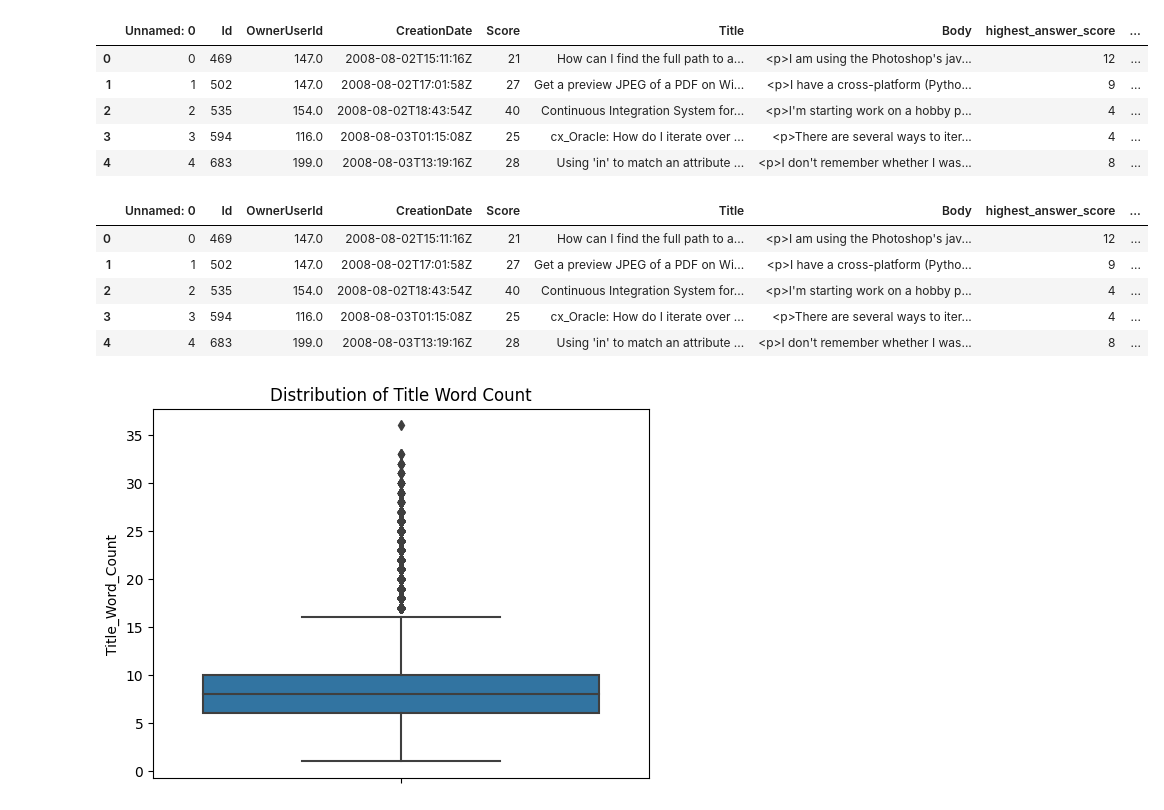
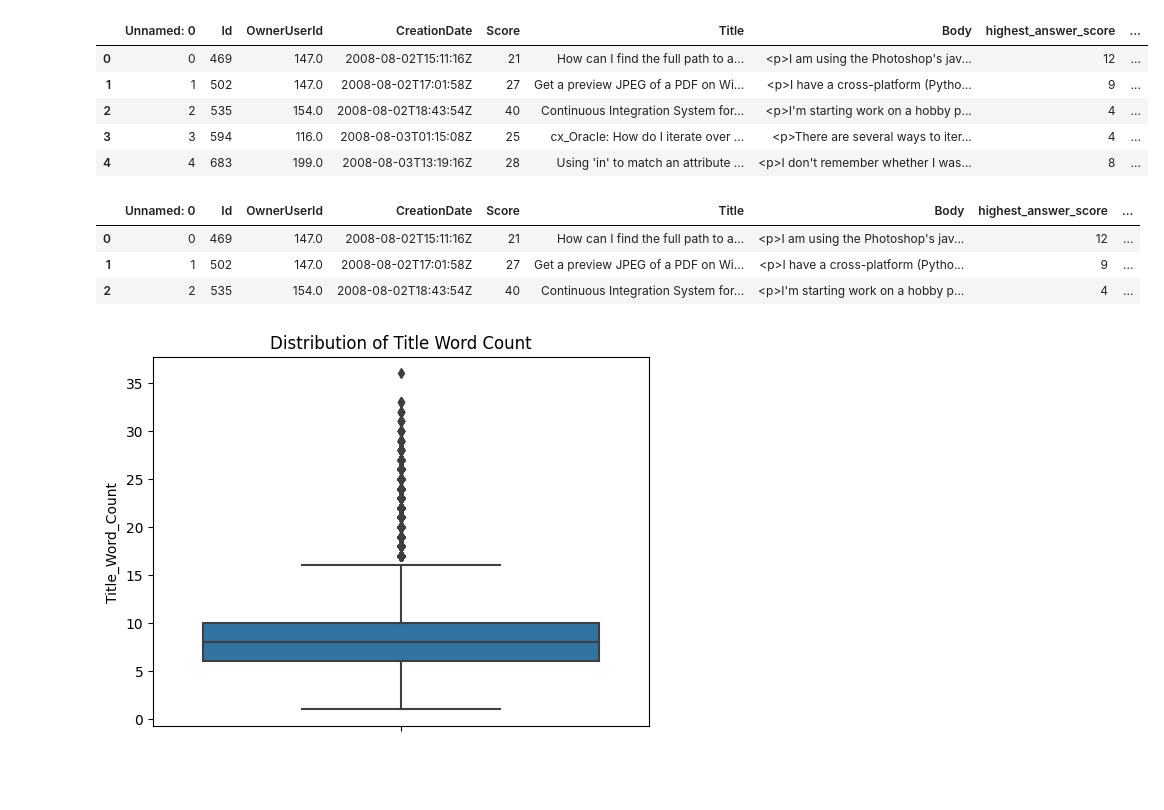
Before and after one commit to Tyler-Chi/w266_finalproject, a Jupyter notebook: Word Engineering + EDA.ipynb, the cells around one changed output. Saved outputs shown, nothing was run; the diff lists cells and outputs as text; code cells hidden in the pictures; blank space fills up the shorter version.

```diff
--- a/Feature Engineering + EDA.ipynb
+++ b/Word Engineering + EDA.ipynb
@@ -73,14 +37,12 @@ data['Title_Word_Count'] = data.apply(lambda row: get_string_word_count(row['Tit
 # %%
 data['Body_Word_Count'] = data.apply(lambda row: get_string_word_count(row['Body']), axis=1)
 # %%
-data.head(5)
+data.head(3)
 # %% [output]
 |  | Unnamed: 0 | Id | OwnerUserId | CreationDate | Score | Title | Body | highest_answer_score | ... |
 | 0 | 0 | 469 | 147.0 | 2008-08-02T15:11:16Z | 21 | How can I find the full path to a... | <p>I am using the Photoshop's jav... | 12 | ... |
 | 1 | 1 | 502 | 147.0 | 2008-08-02T17:01:58Z | 27 | Get a preview JPEG of a PDF on Wi... | <p>I have a cross-platform (Pytho... | 9 | ... |
 | 2 | 2 | 535 | 154.0 | 2008-08-02T18:43:54Z | 40 | Continuous Integration System for... | <p>I'm starting work on a hobby p... | 4 | ... |
-| 3 | 3 | 594 | 116.0 | 2008-08-03T01:15:08Z | 25 | cx_Oracle: How do I iterate over ... | <p>There are several ways to iter... | 4 | ... |
-| 4 | 4 | 683 | 199.0 | 2008-08-03T13:19:16Z | 28 | Using 'in' to match an attribute ... | <p>I don't remember whether I was... | 8 | ... |
 # %%
 def summary_data(key, display_key=None):
     if display_key == None:
```
Also changed, not shown: parts of 2 cells of this notebook, 1 other file.
